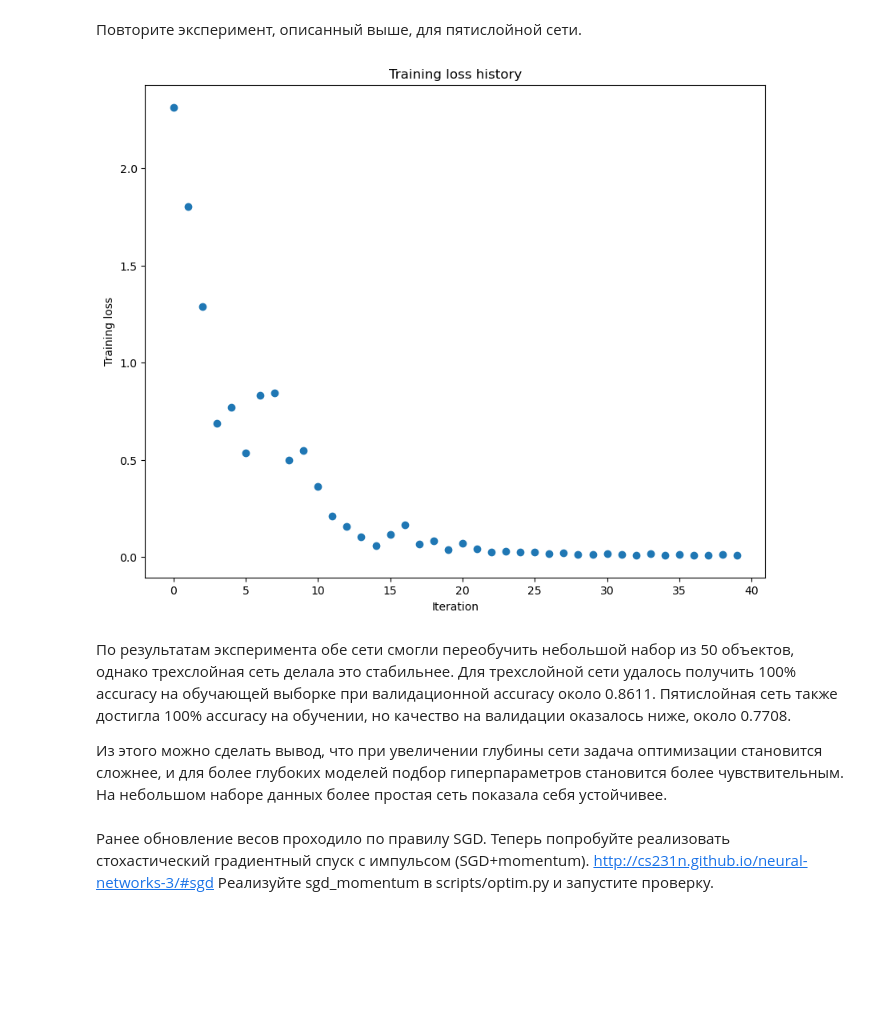
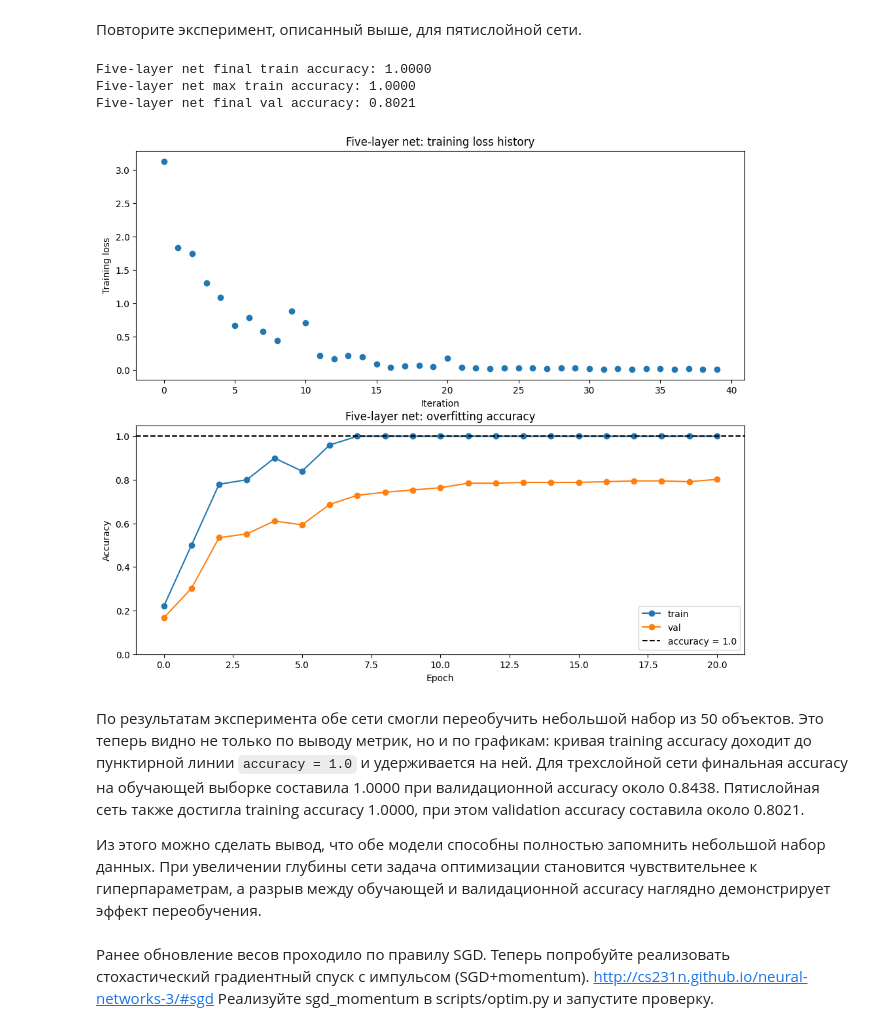
Before and after one commit to dvapack/AILabs, a Jupyter notebook: DeepLearning/lab_3/assignment3.ipynb, the cells around one changed output. Saved outputs shown, nothing was run; the diff lists cells and outputs as text; code cells hidden in the pictures; blank space fills up the shorter version.

```diff
--- a/DeepLearning/lab_3/assignment3.ipynb
+++ b/DeepLearning/lab_3/assignment3.ipynb
@@ -417,39 +442,64 @@ plt.show()
 # %% [markdown]
 Повторите эксперимент, описанный выше, для пятислойной сети.
 # %%
+
+np.random.seed(231)
+
 num_train = 50
 small_data = {
   'X_train': data['X_train'][:num_train],
   'y_train': data['y_train'][:num_train],
   'X_val': data['X_val'],
   'y_val': data['y_val'],
 }
 
 learning_rate = 1e-1
 weight_scale = 1e-1
 model = FullyConnectedNet([100, 100, 100, 100], input_dim=data['X_train'].shape[1], num_classes=10,
                 weight_scale=weight_scale, dtype=np.float64)
 solver = Solver(model, small_data,
                 print_every=10, num_epochs=20, batch_size=25,
                 update_rule='sgd',
                 optim_config={
                   'learning_rate': learning_rate,
                 },
                 verbose=False
          )
 solver.train()
 
+train_acc = solver.check_accuracy(small_data['X_train'], small_data['y_train'])
+val_acc = solver.check_accuracy(small_data['X_val'], small_data['y_val'])
+print(f'Five-layer net final train accuracy: {train_acc:.4f}')
+print(f'Five-layer net max train accuracy: {max(solver.train_acc_history):.4f}')
+print(f'Five-layer net final val accuracy: {val_acc:.4f}')
+
+plt.subplot(2, 1, 1)
 plt.plot(solver.loss_history, 'o')
-plt.title('Training loss history')
+plt.title('Five-layer net: training loss history')
 plt.xlabel('Iteration')
 plt.ylabel('Training loss')
+
+plt.subplot(2, 1, 2)
+plt.plot(solver.train_acc_history, '-o', label='train')
+plt.plot(solver.val_acc_history, '-o', label='val')
+plt.axhline(1.0, color='k', linestyle='--', label='accuracy = 1.0')
+plt.title('Five-layer net: overfitting accuracy')
+plt.xlabel('Epoch')
+plt.ylabel('Accuracy')
+plt.ylim(0, 1.05)
+plt.legend(loc='lower right')
+
+plt.gcf().set_size_inches(12, 10)
 plt.show()
 # %% [output]
+Five-layer net final train accuracy: 1.0000
+Five-layer net max train accuracy: 1.0000
+Five-layer net final val accuracy: 0.8021
-[figure, old version]
+[figure, new version]
 # %% [markdown]
-По результатам эксперимента обе сети смогли переобучить небольшой набор из 50 объектов, однако трехслойная сеть делала это стабильнее. Для трехслойной сети удалось получить 100% accuracy на обучающей выборке при валидационной accuracy около 0.8611. Пятислойная сеть также достигла 100% accuracy на обучении, но качество на валидации оказалось ниже, около 0.7708.
+По результатам эксперимента обе сети смогли переобучить небольшой набор из 50 объектов. Это теперь видно не только по выводу метрик, но и по графикам: кривая training accuracy доходит до пунктирной линии `accuracy = 1.0` и удерживается на ней. Для трехслойной сети финальная accuracy на обучающей выборке составила 1.0000 при валидационной accuracy около 0.8438. Пятислойная сеть также достигла training accuracy 1.0000, при этом validation accuracy составила около 0.8021.
 
-Из этого можно сделать вывод, что при увеличении глубины сети задача оптимизации становится сложнее, и для более глубоких моделей подбор гиперпараметров становится более чувствительным. На небольшом наборе данных более простая сеть показала себя устойчивее.
+Из этого можно сделать вывод, что обе модели способны полностью запомнить небольшой набор данных. При увеличении глубины сети задача оптимизации становится чувствительнее к гиперпараметрам, а разрыв между обучающей и валидационной accuracy наглядно демонстрирует эффект переобучения.
 # %% [markdown]
 Ранее обновление весов проходило по правилу SGD. Теперь попробуйте реализовать стохастический градиентный спуск с импульсом (SGD+momentum). http://cs231n.github.io/neural-networks-3/#sgd Реализуйте sgd_momentum в scripts/optim.py  и запустите проверку.
 # %%
```
Also changed, not shown: parts of 14 cells of this notebook, 1 other file.
